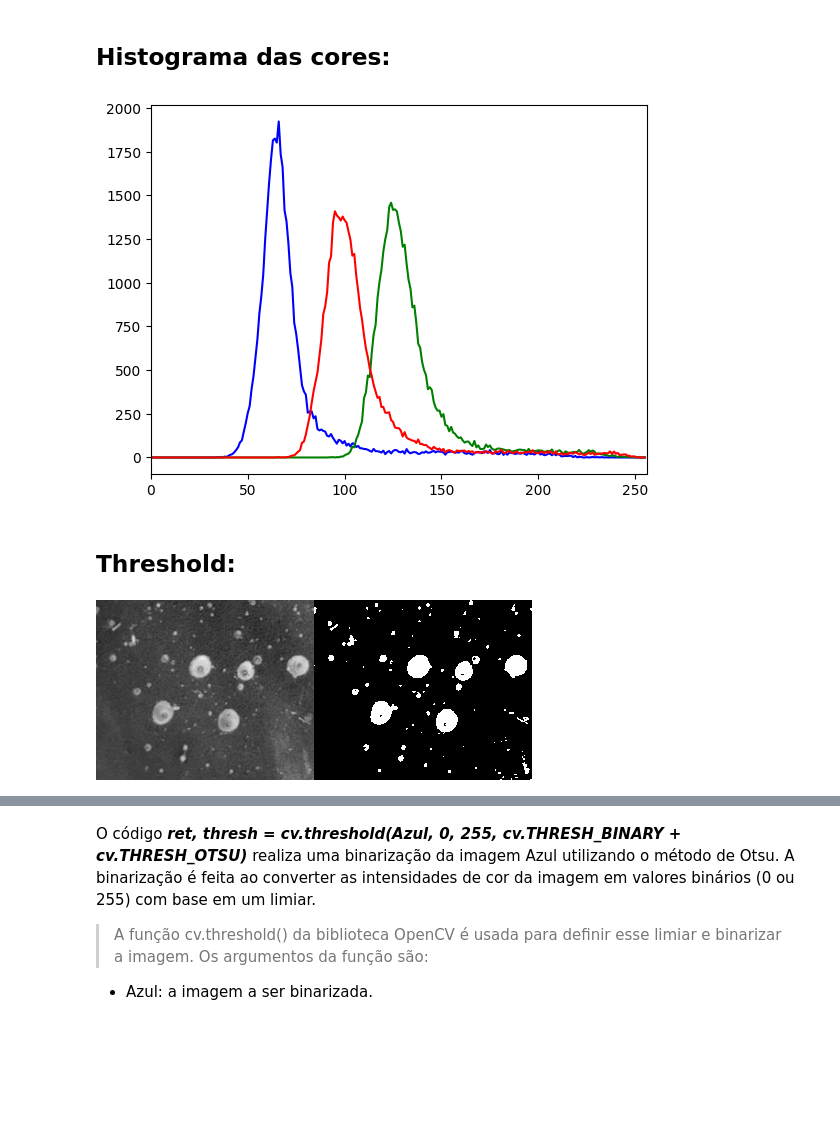
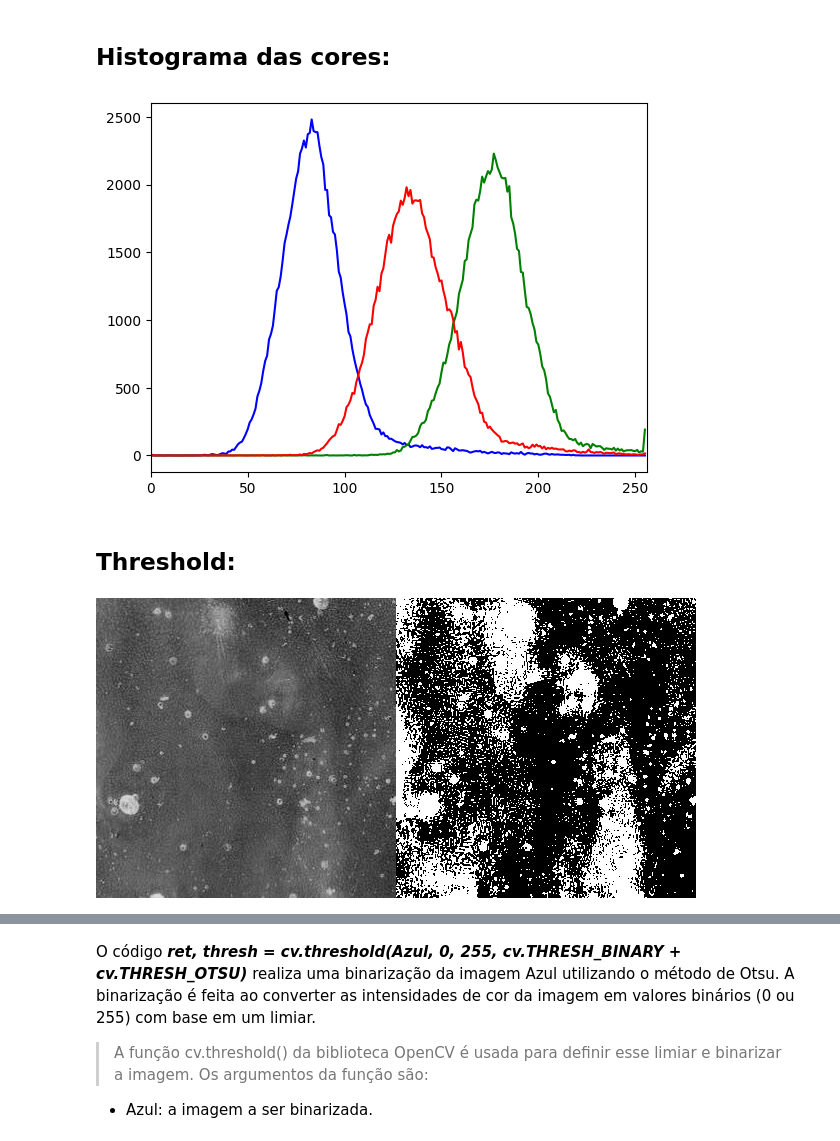
Before and after one commit to Gus-1003/Projeto_Pesquisa_PalmaS, a Jupyter notebook: Projeto_Segmentado.ipynb, the cells around one changed output, grey strips where cells are left out. Cells and saved outputs as stored; diff of their text form; code cells hidden in the pictures; blank space fills up the shorter version.

```diff
--- a/Projeto_Segmentado.ipynb
+++ b/Projeto_Segmentado.ipynb
@@ -29,7 +29,7 @@ Drive already mounted at /content/drive; to attempt to forcibly remount, call dr
 # %% [markdown]
 # Lendo Imagem:
 # %%
-file = '/content/drive/MyDrive/Pesquisa_Cochonilha/Base_Imagens/PNG/Cap1.png'
+file = '/content/drive/MyDrive/Pesquisa_Cochonilha/Base_Imagens/Editadas_Cortadas/editada_90_B1.jpeg_quadrante_3_2.jpg'
 
 im = cv.imread(file)
 # %% [markdown]
@@ -105,11 +112,11 @@ for i, col in enumerate(color):
 # exibe o gráfico com os histogramas de cada canal de cor
 plt.show()
 # %% [output]
-[figure, old version]
+[figure, new version]
 # %% [markdown]
 ## Threshold:
 # %%
-ret, thresh = cv.threshold(b, 0, 255, cv.THRESH_BINARY + cv.THRESH_OTSU)
-cv2_imshow(cv.hconcat([b, thresh]))
+thresh1, im_bin_rgb = cv.threshold(b, 0, 255, cv.THRESH_BINARY + cv.THRESH_OTSU)
+cv2_imshow(cv.hconcat([b, im_bin_rgb]))
 # %% [output]
-[figure, old version]
+[figure, new version]
```
Also changed, not shown: parts of 22 cells of this notebook.
